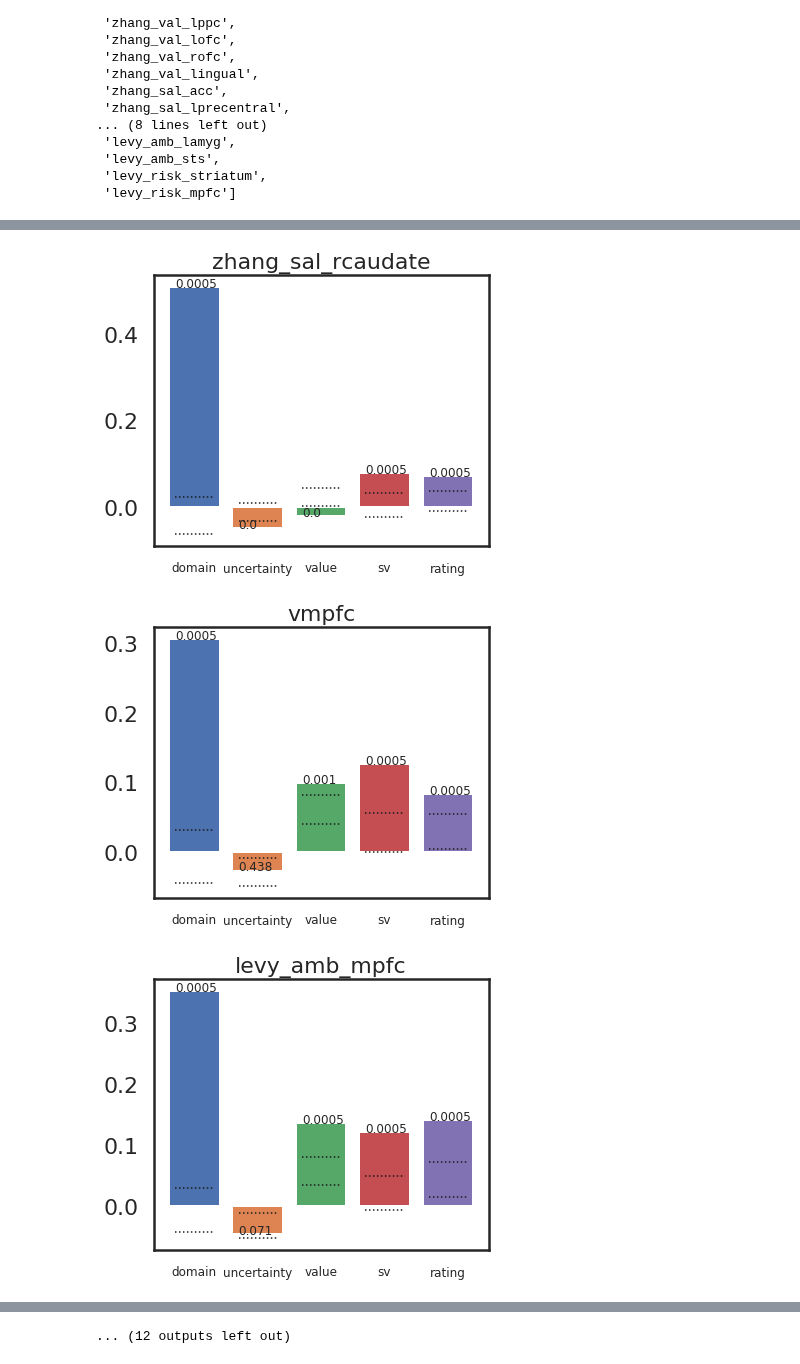
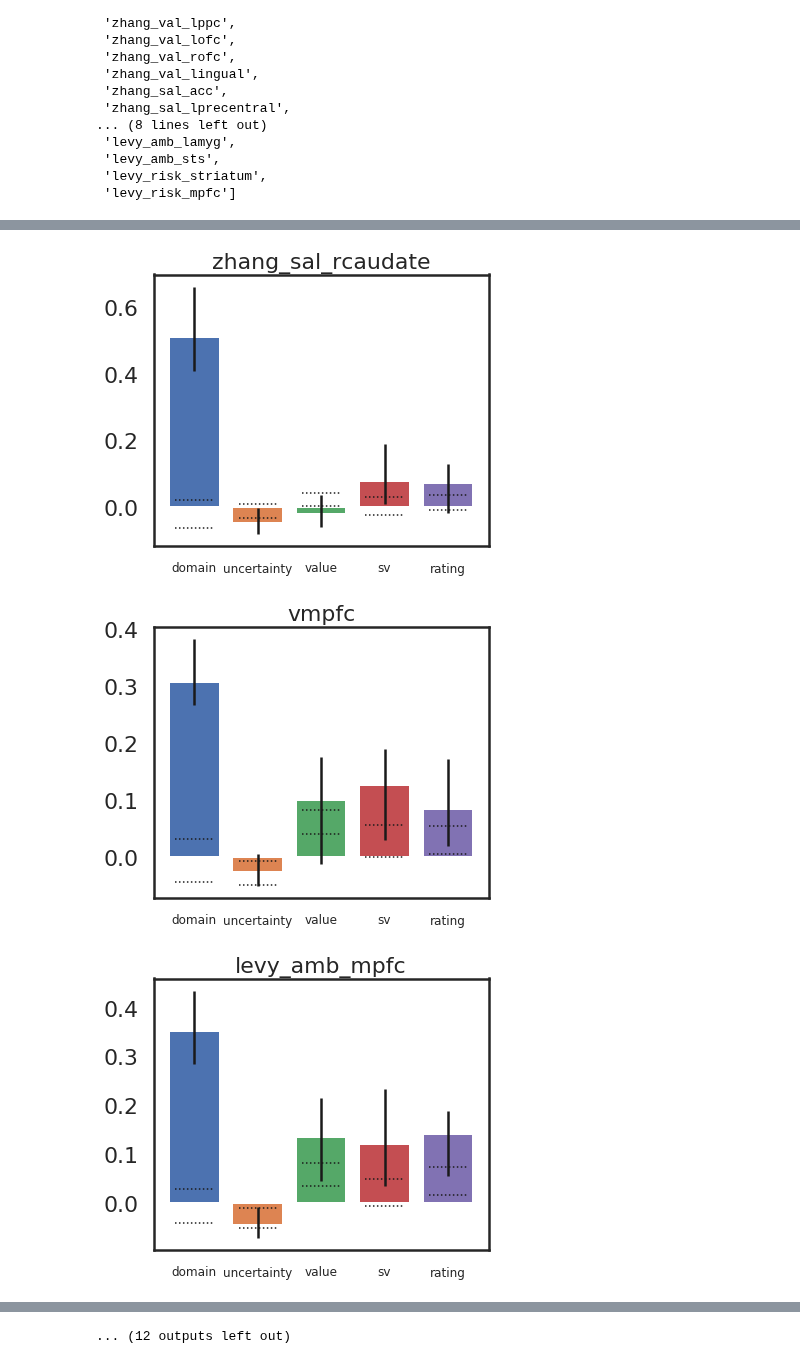
Before and after one commit to ruonanjia/mdm_imaging_analysis, a Jupyter notebook: mdm_rsa_stats.ipynb, the cells around one changed output, grey strips where cells are left out. Cells and saved outputs as stored; diff of their text form; code cells hidden in the pictures.

```diff
--- a/mdm_rsa_stats.ipynb
+++ b/mdm_rsa_stats.ipynb
@@ -245,10 +259,10 @@ for mod_name in mod_names:
     fig, ax = plt.subplots(1,1, figsize = (15, 6))
 
     # length will be the number of ROIs
-    r_plot = []
-    eb_low = []
-    eb_up = []
-    p = []
+#     r_plot = []
+#     eb_low = []
+#     eb_up = []
+#     p = []
 
     for roi_idx, roi_name in enumerate(roi_names_sort):
 #         r_plot.append(stats_perm[roi_name][mod_name][0])
@@ -256,15 +270,17 @@ for mod_name in mod_names:
 #         eb_up.append(stats_perm[roi_name][mod_name][3])
 #         p.append(stats_perm[roi_name][mod_name][1])
 
-        r_plot = (stats_perm[roi_name][mod_name][0])
-        eb_low = (stats_perm[roi_name][mod_name][2])
-        eb_up = (stats_perm[roi_name][mod_name][3])
-        p = (stats_perm[roi_name][mod_name][1])
+        r_plot = stats_perm[roi_name][mod_name][0]
+        q_low = stats_perm[roi_name][mod_name][1]
+        q_up = stats_perm[roi_name][mod_name][2]
+        eb_low = stats_perm[roi_name][mod_name][4]
+        eb_up = stats_perm[roi_name][mod_name][5]
+        p = stats_perm[roi_name][mod_name][3]
 
-        ax.bar(roi_idx, r_plot) # for different color
+        ax.bar(roi_idx, r_plot, yerr = np.array([r_plot-q_low, q_up-r_plot]).reshape(2,1)) # for different color
         ax.hlines(eb_up, xmin = roi_idx-0.3, xmax = roi_idx+0.3, linestyle = 'dotted', linewidth = 1.5)
         ax.hlines(eb_low, xmin = roi_idx-0.3, xmax = roi_idx+0.3, linestyle = 'dotted', linewidth = 1.5)
-        ax.annotate(round(p, 4), (roi_idx-0.3, r_plot), fontsize = 9)
+#         ax.annotate(round(p, 4), (roi_idx-0.3, r_plot), fontsize = 9)
 
     ax.set_xticks(list(range(len(roi_names_sort))))
     ax.set_xticklabels(roi_names_sort_leg, fontsize = 12, rotation = 90)
@@ -286,10 +302,10 @@ for roi_name in roi_names_sort:
     fig, ax = plt.subplots(1,1, figsize = (6, 5))
 
     # length will be the number of ROIs
-    r_plot = []
-    eb_low = []
-    eb_up = []
-    p = []
+#     r_plot = []
+#     eb_low = []
+#     eb_up = []
+#     p = []
 
     for mod_idx, mod_name in enumerate(mod_names):
 #         r_plot.append(stats_perm[roi_name][mod_name][0])
@@ -297,15 +313,17 @@ for roi_name in roi_names_sort:
 #         eb_up.append(stats_perm[roi_name][mod_name][3])
 #         p.append(stats_perm[roi_name][mod_name][1])
 
-        r_plot = (stats_perm[roi_name][mod_name][0])
-        eb_low = (stats_perm[roi_name][mod_name][2])
-        eb_up = (stats_perm[roi_name][mod_name][3])
-        p = (stats_perm[roi_name][mod_name][1])
+        r_plot = stats_perm[roi_name][mod_name][0]
+        q_low = stats_perm[roi_name][mod_name][1]
+        q_up = stats_perm[roi_name][mod_name][2]
+        eb_low = stats_perm[roi_name][mod_name][4]
+        eb_up = stats_perm[roi_name][mod_name][5]
+        p = stats_perm[roi_name][mod_name][3]
 
-        ax.bar(mod_idx, r_plot) # for different color
+        ax.bar(mod_idx, r_plot, yerr = np.array([r_plot-q_low, q_up-r_plot]).reshape(2,1)) # for different color
         ax.hlines(eb_up, xmin = mod_idx-0.3, xmax = mod_idx+0.3, linestyle = 'dotted', linewidth = 1.5)
         ax.hlines(eb_low, xmin = mod_idx-0.3, xmax = mod_idx+0.3, linestyle = 'dotted', linewidth = 1.5)
-        ax.annotate(round(p, 4), (mod_idx-0.3, r_plot), fontsize = 12)
+#         ax.annotate(round(p, 4), (mod_idx-0.3, r_plot), fontsize = 12)
 
     ax.set_xticks(list(range(len(mod_names))))
     ax.set_xticklabels(mod_names, fontsize = 12, rotation = 0)
@@ -322,3 +340,3 @@ for roi_name in roi_names_sort:
-[figure, old version]
+[figure, new version]
-[figure, old version]
+[figure, new version]
-[figure, old version]
+[figure, new version]
```
Also changed, not shown: parts of 6 cells of this notebook.
